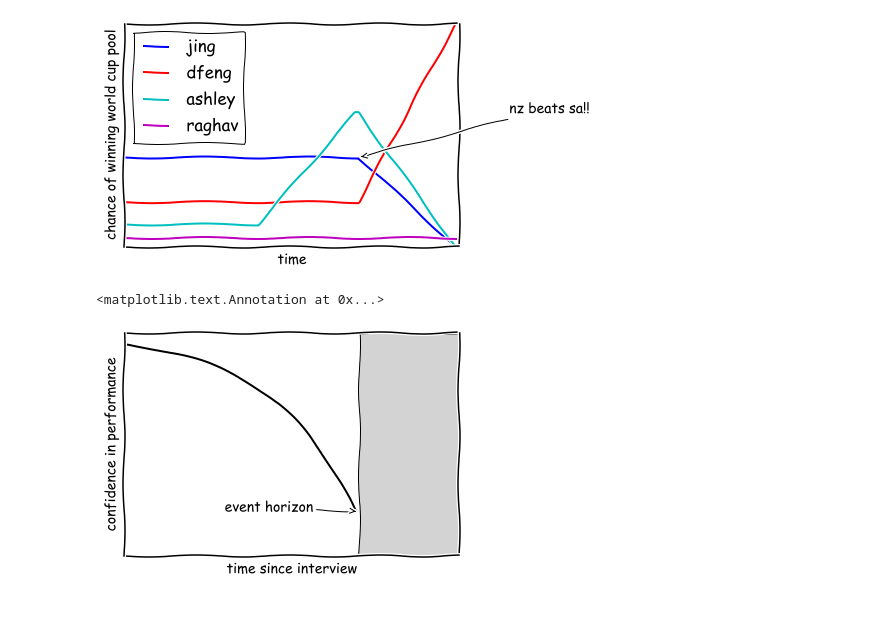
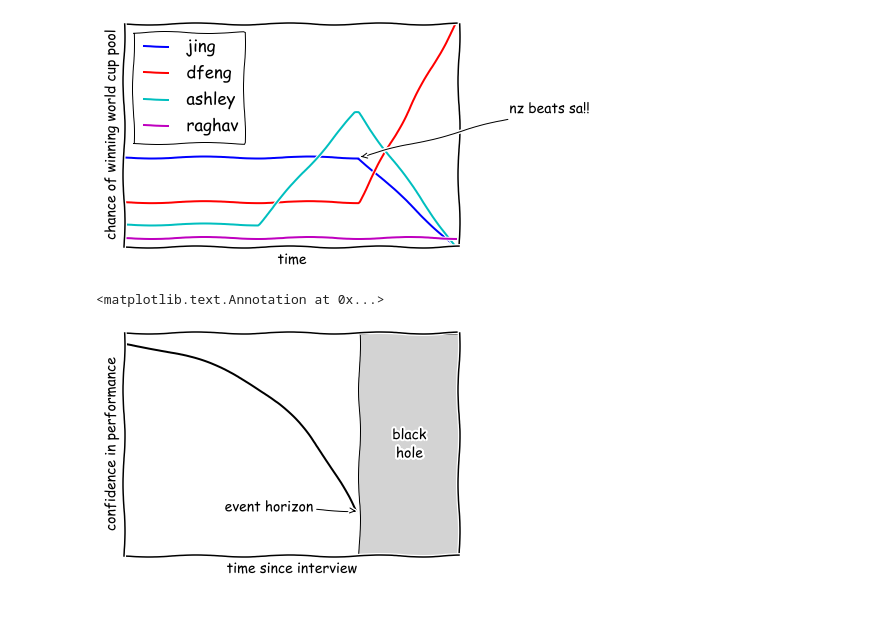
Before and after one commit to selwyth/plots, a Jupyter notebook: xkcd/xkcd.ipynb, the cells around one changed output. Drawn from its saved outputs; the diff is of its cells as text; code cells hidden in the pictures.

```diff
--- a/xkcd/xkcd.ipynb
+++ b/xkcd/xkcd.ipynb
@@ -42,31 +42,31 @@ plt.legend(loc = 'best')
 # %%
 %matplotlib inline
 from matplotlib import pyplot as plt
 import numpy as np
 
 plt.xkcd()
 
 fig = plt.figure()
 data = -np.exp2(np.linspace(0,4,70))
 
 # plt.annotate(
 #     'nz beats sa!!',
 #     xy=(70, 1), arrowprops=dict(arrowstyle='->'), xytext=(115, 1.5))
 
 plt.plot(data, c = 'black')
 
 plt.xlabel('time since interview')
 plt.ylabel('confidence in performance')
 plt.xticks([])
 plt.yticks([])
 plt.ylim([-20,0])
 plt.xlim([0,100])
 
 plt.annotate('event horizon', xy=(70,-16), xytext=(30,-16), arrowprops=dict(arrowstyle='->'))
 
 from matplotlib.patches import Rectangle
 plt.gca().add_patch(Rectangle((85-15, -16-4), 30, 20, facecolor='lightgrey'))
-plt.annotate('the\nunknown', xy=(85,.5), xytext=(85,.5), ha='center', va = 'center')
+plt.annotate('black\nhole', xy=(85,-10), xytext=(85,-10), ha='center', va = 'center')
 # %% [output]
 <matplotlib.text.Annotation at 0x...>
-[figure, old version]
+[figure, new version]
```
